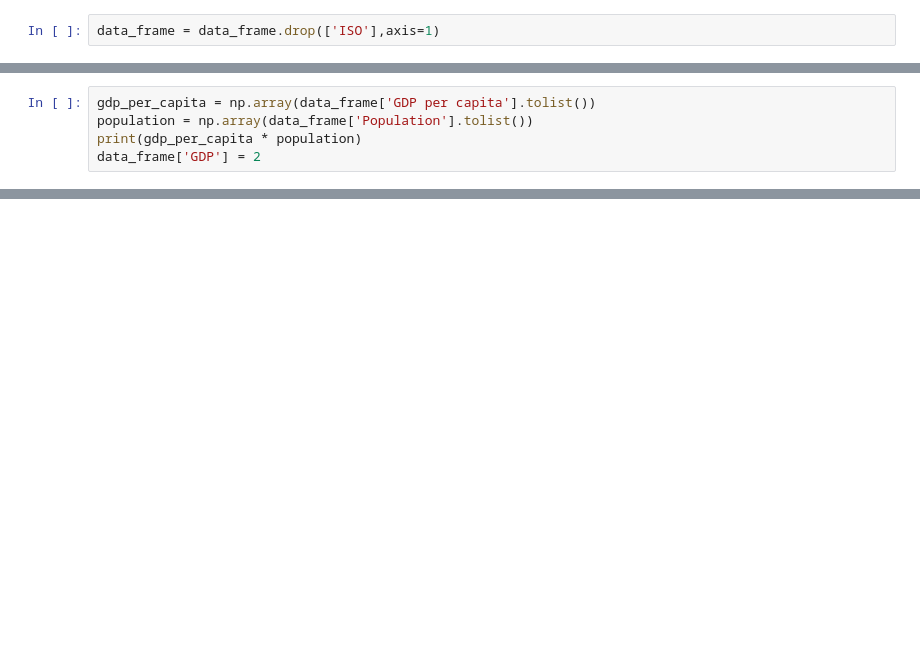
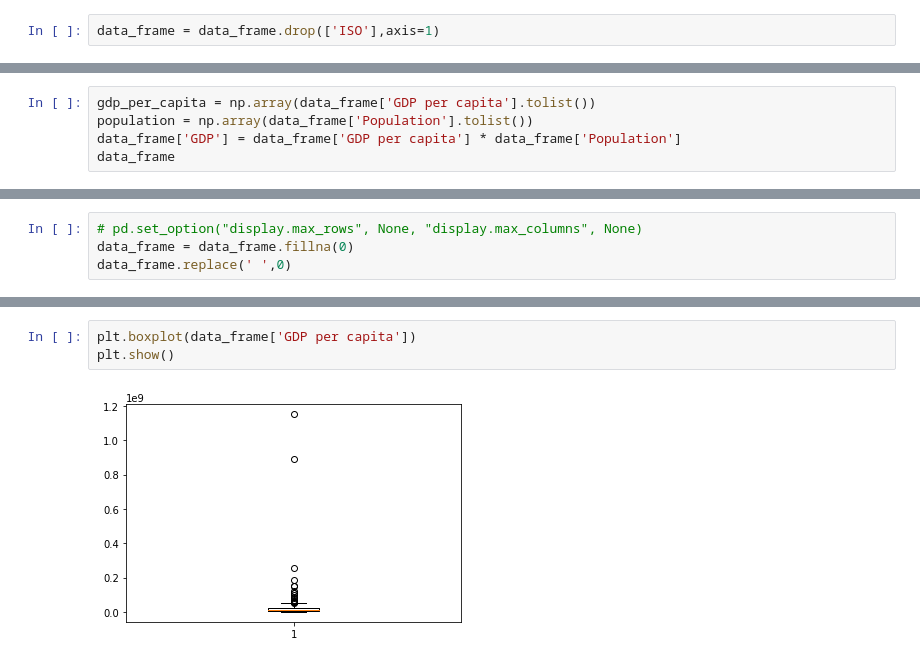
Before and after one commit to AntonShchur/KPI_LABS, a Jupyter notebook: Data Analysis/Lab1/Lab1.ipynb, the cells around one changed output, grey strips where cells are left out. Cells and saved outputs as stored; diff of their text form; blank space fills up the shorter version.

```diff
--- a/Data Analysis/Lab1/Lab1.ipynb
+++ b/Data Analysis/Lab1/Lab1.ipynb
@@ -98,6 +218,6 @@ pandas.core.series.Series
 # %%
 gdp_per_capita = np.array(data_frame['GDP per capita'].tolist())
 population = np.array(data_frame['Population'].tolist())
-print(gdp_per_capita * population)
-data_frame['GDP'] = 2
+data_frame['GDP'] = data_frame['GDP per capita'] * data_frame['Population']
+data_frame
 # %% [output]
@@ -104,0 +237,4 @@ UFuncTypeError: ufunc 'multiply' did not contain a loop with signature matching
+# %%
+# pd.set_option("display.max_rows", None, "display.max_columns", None)
+data_frame = data_frame.fillna(0)
+data_frame.replace(' ',0)
@@ -104,0 +267,5 @@ UFuncTypeError: ufunc 'multiply' did not contain a loop with signature matching
+# %%
+plt.boxplot(data_frame['GDP per capita'])
+plt.show()
+# %% [output]
+[figure, added]
```
Also changed, not shown: parts of 23 cells of this notebook, 4 other files.
